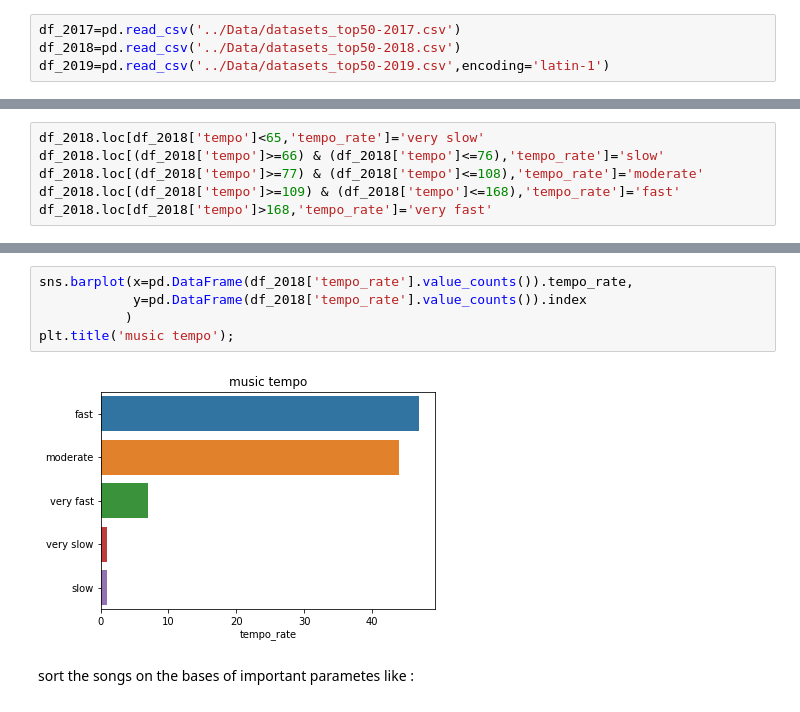
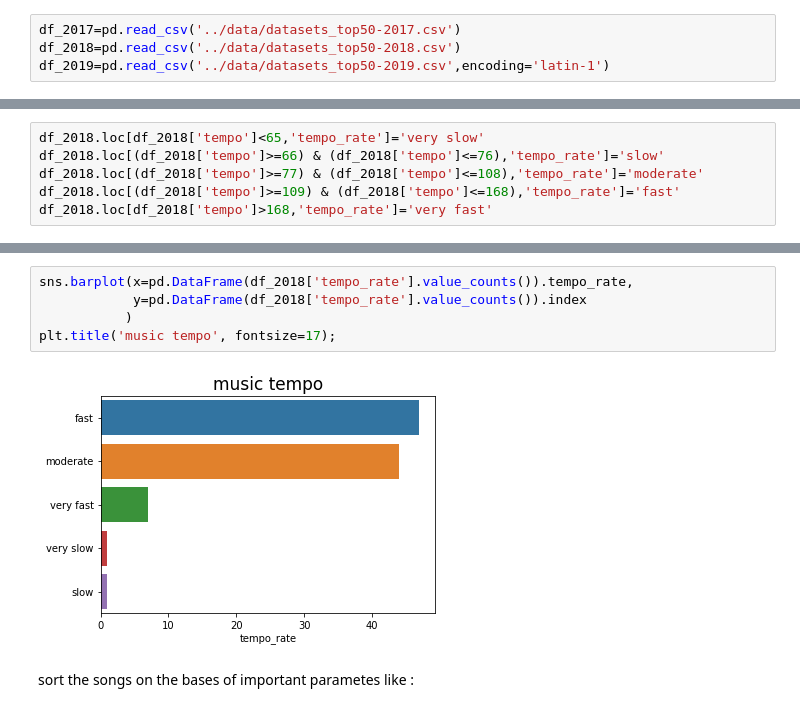
Before and after one commit to fneitzel/DataAnalysisOnMusicPreferences, a Jupyter notebook: exploration/2018.ipynb, the cells around one changed output, grey strips where cells are left out. Cells and saved outputs as stored; diff of their text form.

```diff
--- a/exploration/2018.ipynb
+++ b/exploration/2018.ipynb
@@ -18,9 +18,9 @@ py.init_notebook_mode(connected=True)
 import plotly.graph_objs as go
 import plotly.tools as tls
 # %%
-df_2017=pd.read_csv('../Data/datasets_top50-2017.csv')
-df_2018=pd.read_csv('../Data/datasets_top50-2018.csv')
-df_2019=pd.read_csv('../Data/datasets_top50-2019.csv',encoding='latin-1')
+df_2017=pd.read_csv('../data/datasets_top50-2017.csv')
+df_2018=pd.read_csv('../data/datasets_top50-2018.csv')
+df_2019=pd.read_csv('../data/datasets_top50-2019.csv',encoding='latin-1')
 # %%
 def data_properties(year):
     print("properties for year are as follows :\n")
@@ -197,10 +197,10 @@ Name: tempo_rate, dtype: int64
 # %%
 sns.barplot(x=pd.DataFrame(df_2018['tempo_rate'].value_counts()).tempo_rate,
             y=pd.DataFrame(df_2018['tempo_rate'].value_counts()).index
            )
-plt.title('music tempo');
+plt.title('music tempo', fontsize=17);
 # %% [output]
-[figure, old version]
+[figure, new version]
 # %% [markdown]
 sort the songs on the bases of important parametes like :
 # %%
```
Also changed, not shown: parts of 12 cells of this notebook, 17 other files.
